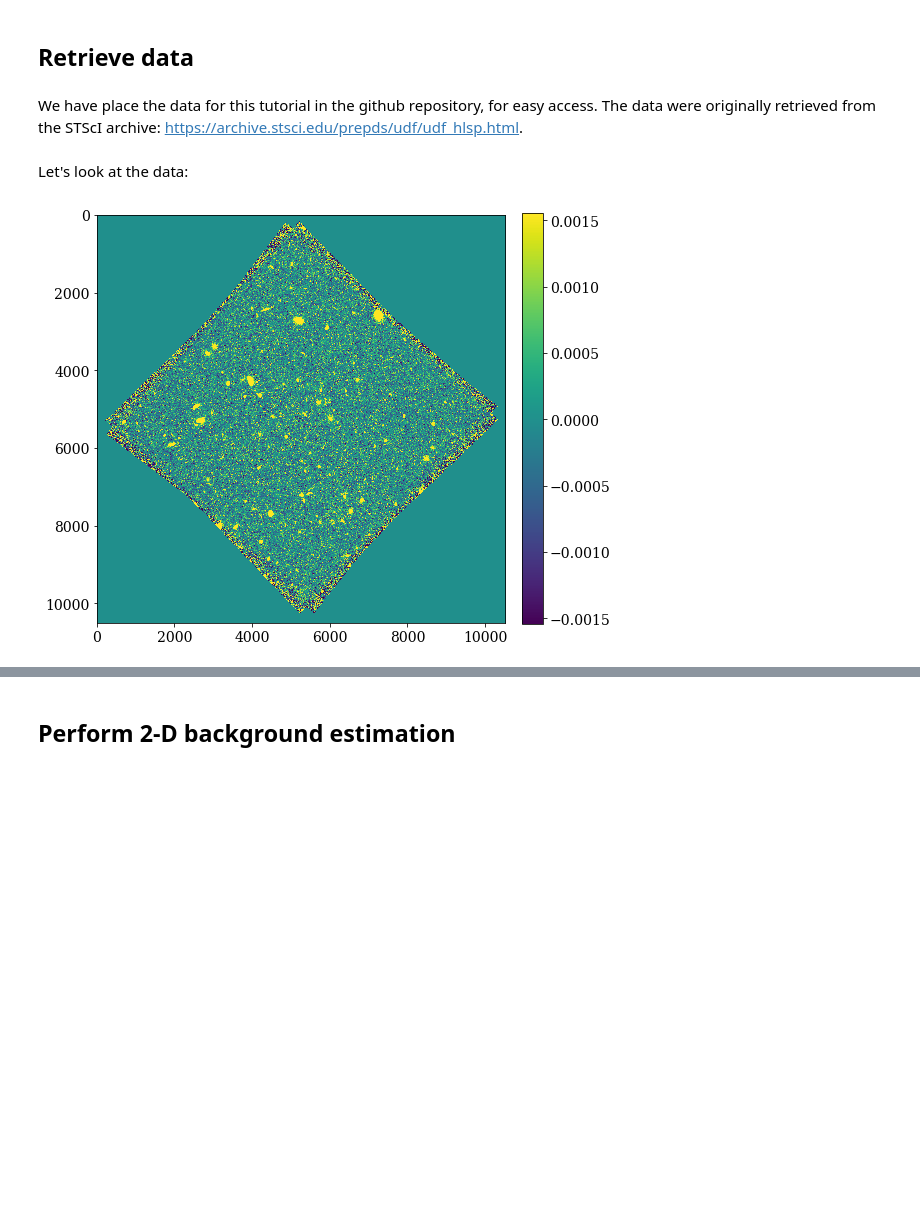
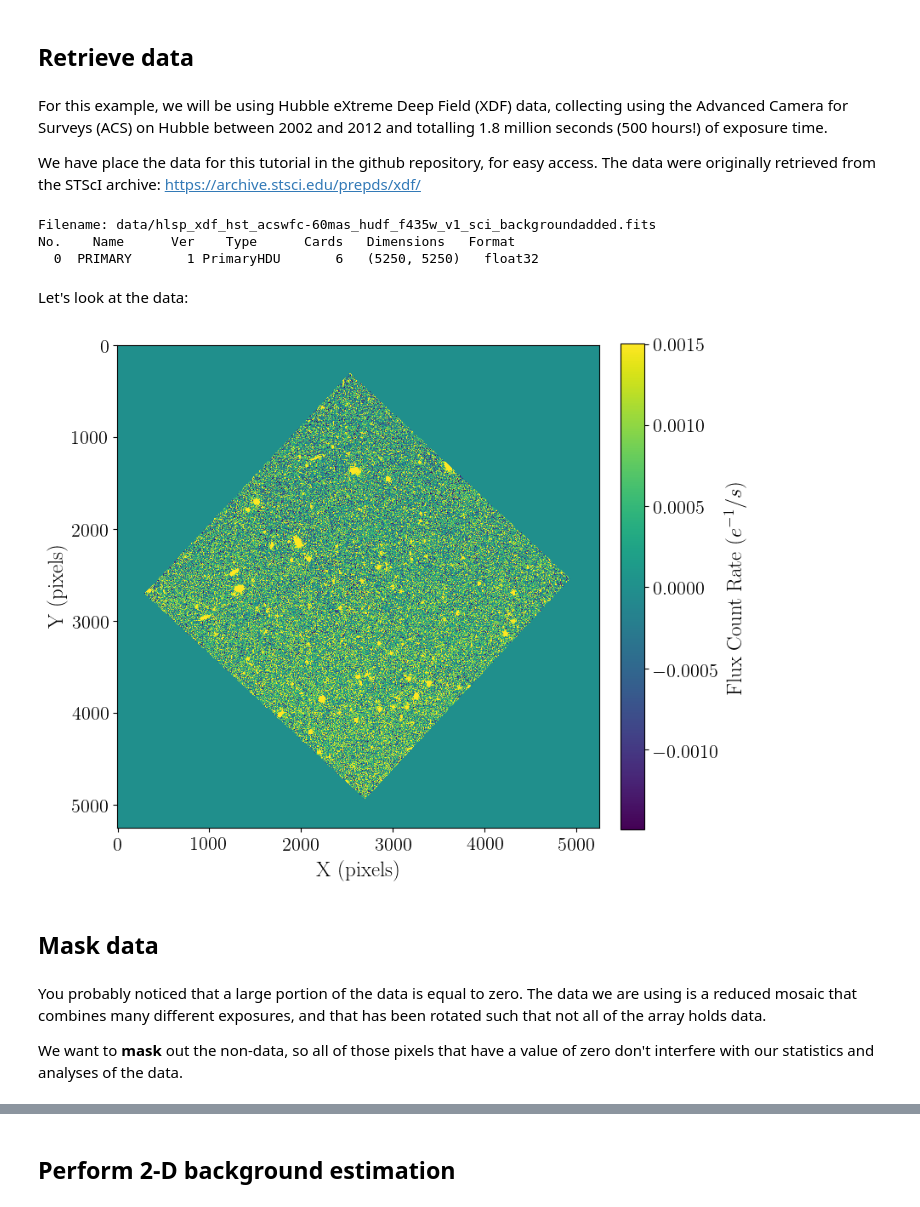
Before and after one commit to laurenmarietta/csi-stsci-notebooks, a Jupyter notebook: photutils/01_photutils_background_estimation.ipynb, the cells around one changed output, grey strips where cells are left out. Drawn from its saved outputs; the diff is of its cells as text; code cells hidden in the pictures; blank space fills up the shorter version.

```diff
--- a/photutils/01_photutils_background_estimation.ipynb
+++ b/photutils/01_photutils_background_estimation.ipynb
@@ -43,25 +45,47 @@ matplotlib.rc('ytick', labelsize=14)
 # %% [markdown]
 ## Retrieve data
 # %% [markdown]
-We have place the data for this tutorial in the github repository, for easy access. The data were originally retrieved from the STScI archive: https://archive.stsci.edu/prepds/udf/udf_hlsp.html.
+For this example, we will be using Hubble eXtreme Deep Field (XDF) data, collecting using the Advanced Camera for Surveys (ACS) on Hubble between 2002 and 2012 and totalling 1.8 million seconds (500 hours!) of exposure time.
+
+We have place the data for this tutorial in the github repository, for easy access. The data were originally retrieved from the STScI archive: https://archive.stsci.edu/prepds/xdf/
 # %%
-with fits.open('data/h_udf_wfc_v_drz_img.fits') as hdulist:
-    v_data = hdulist[0].data
+with fits.open('data/hlsp_xdf_hst_acswfc-60mas_hudf_f435w_v1_sci_backgroundadded.fits') as hdulist:
+    hdulist.info()
+    data = hdulist[0].data
+# %% [output]
+Filename: data/hlsp_xdf_hst_acswfc-60mas_hudf_f435w_v1_sci_backgroundadded.fits
+No.    Name      Ver    Type      Cards   Dimensions   Format
+  0  PRIMARY       1 PrimaryHDU       6   (5250, 5250)   float32
 # %% [markdown]
 Let's look at the data:
 # %%
+# Set up the figure with subplots
 fig, ax1 = plt.subplots(1, 1, figsize=(8, 8))
 
-clim = (0, 1e-2)
+# clim = (1e-4, 1e-1)
 
-v_data_plot = np.copy(v_data)
-v_data_plot[v_data_plot <= 0] = 1e-10
+# data_plot = np.copy(data)
+# data_plot[data_plot <= 0] = 1e-10
 
-norm_image = ImageNormalize(v_data, interval=ZScaleInterval())
-fitsplot = ax1.imshow(v_data, norm=norm_image)#, clim=clim)
+# Plot the data
+norm_image = ImageNormalize(data, interval=ZScaleInterval())
+fitsplot = ax1.imshow(data, norm=norm_image)#, clim=clim)
+# fitsplot = ax1.imshow(data_plot, clim=clim, norm=LogNorm())
 
-plt.colorbar(fitsplot, fraction=0.046, pad=0.04)
+# Define the colorbar
+cbar = plt.colorbar(fitsplot, fraction=0.046, pad=0.04)
+
+# Define labels
+cbar.set_label(r'Flux Count Rate ($e^{-1}/s$)')
+ax1.set_xlabel('X (pixels)')
+ax1.set_ylabel('Y (pixels)')
 
 plt.show()
 # %% [output]
-[figure, old version]
+[figure, new version]
+# %% [markdown]
+## Mask data
+# %% [markdown]
+You probably noticed that a large portion of the data is equal to zero. The data we are using is a reduced mosaic that combines many different exposures, and that has been rotated such that not all of the array holds data.
+
+We want to **mask** out the non-data, so all of those pixels that have a value of zero don't interfere with our statistics and analyses of the data.
```
Also changed, not shown: parts of 25 cells of this notebook, 2 other files.
